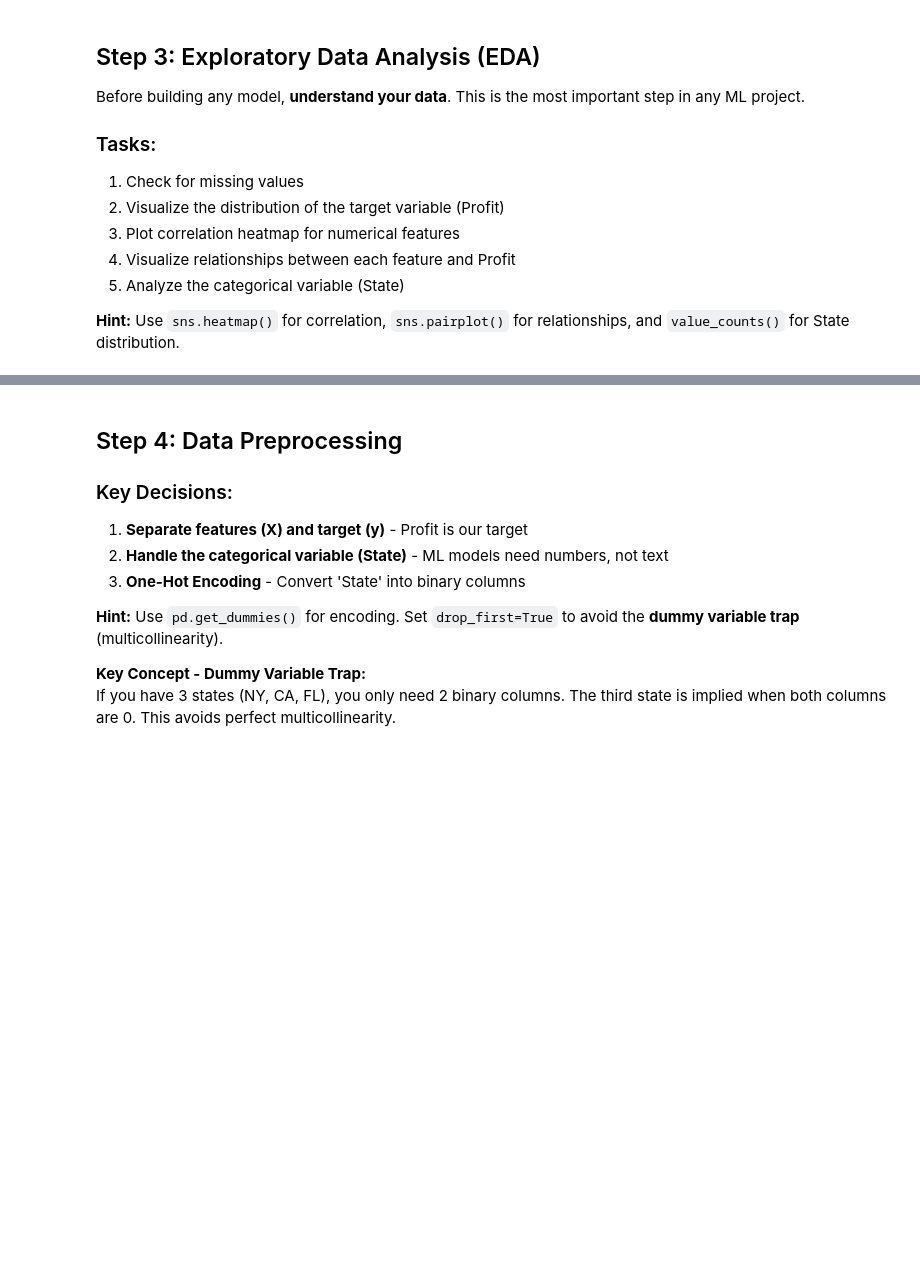
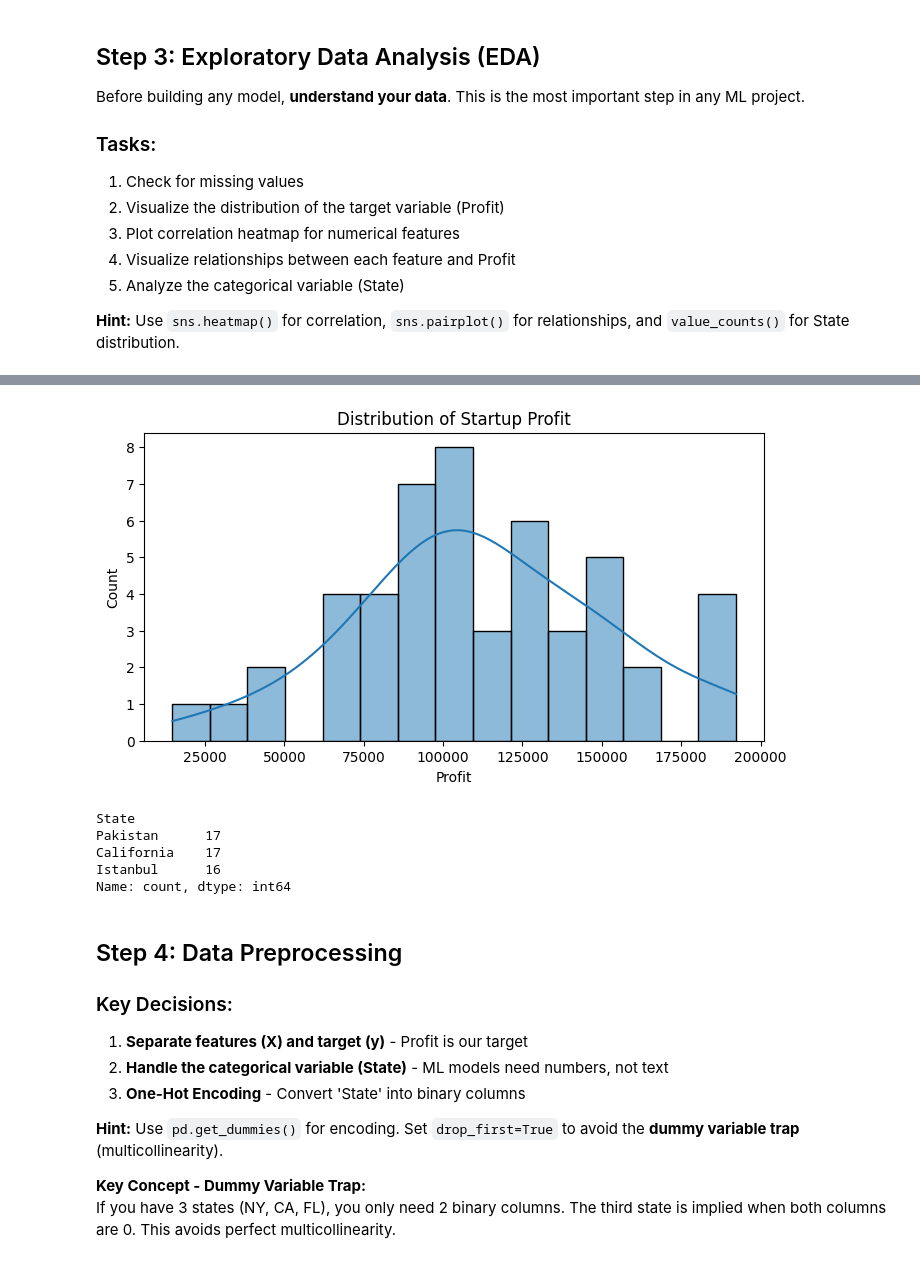
Before and after one commit to KinzaIbrar/predict-to-invest-mlr, a Jupyter notebook: 02_MLR_Project.ipynb, the cells around one changed output, grey strips where cells are left out. Saved outputs shown, nothing was run; the diff lists cells and outputs as text; code cells hidden in the pictures; blank space fills up the shorter version.

```diff
--- a/02_MLR_Project.ipynb
+++ b/02_MLR_Project.ipynb
@@ -109,17 +153,25 @@ Before building any model, **understand your data**. This is the most important
 # %%
 # Step 3d: Distribution of Profit (Target Variable)
 # TODO: Plot histogram/KDE of Profit
 # Hint:
-# plt.figure(figsize=(8, 4))
-# sns.histplot(df['Profit'], kde=True, bins=15)
-# plt.title('Distribution of Startup Profit')
-# plt.show()
+plt.figure(figsize=(8, 4))
+sns.histplot(df['Profit'], kde=True, bins=15)
+plt.title('Distribution of Startup Profit')
+plt.show()
+# %% [output]
+[figure, added]
 # %%
 # Step 3e: State distribution
 # TODO: Count the number of startups per state
 # TODO: Visualize with a countplot or bar chart
 
-# Hint: df['State'].value_counts()
+df['State'].value_counts()
+# %% [output]
+State
+Pakistan      17
+California    17
+Istanbul      16
+Name: count, dtype: int64
 # %% [markdown]
 ## Step 4: Data Preprocessing
 
```
Also changed, not shown: parts of 20 cells of this notebook.
